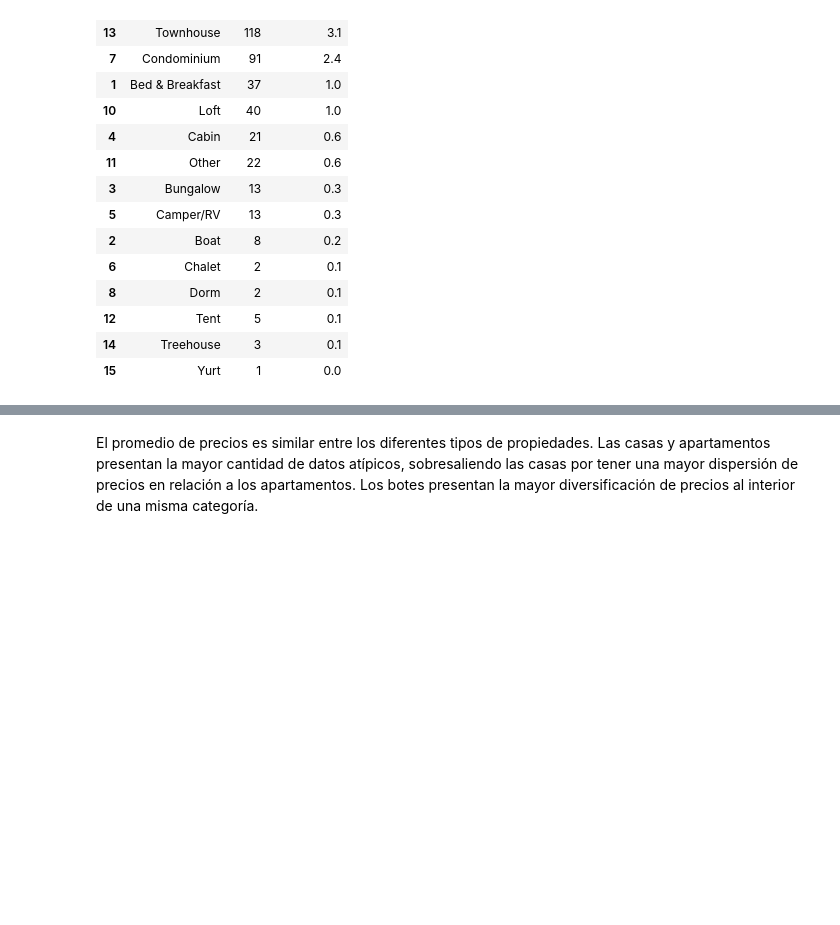
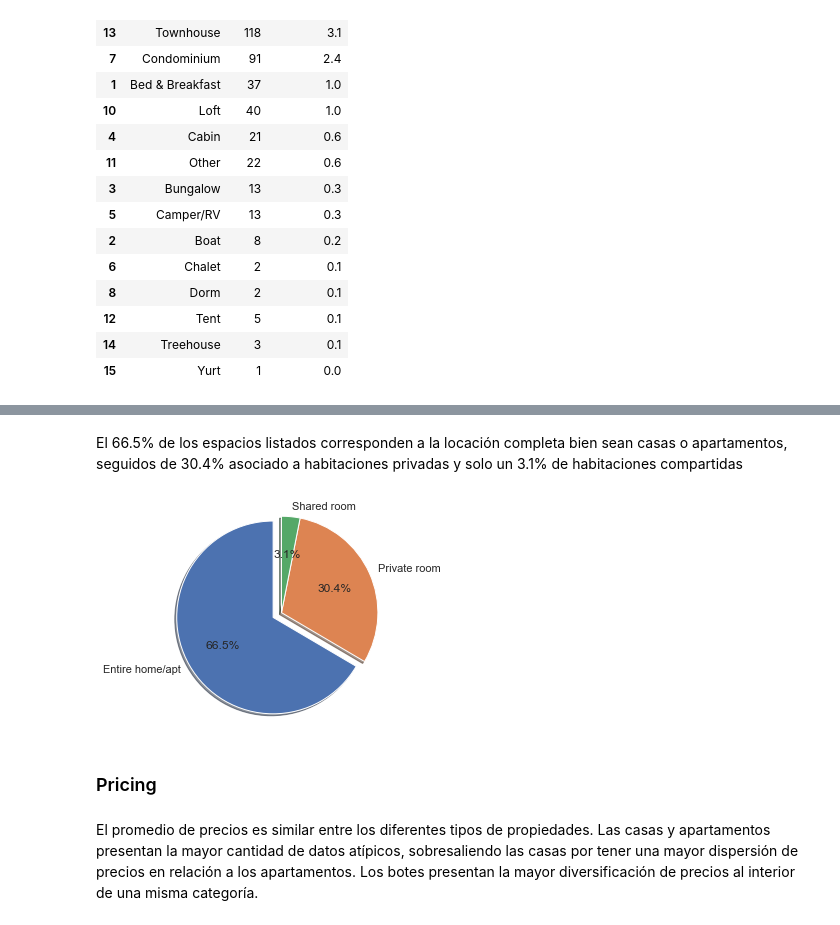
Before and after one commit to anmarphy/Airbnb-Deep-Learning-Pricing-Model, a Jupyter notebook: Part_I.ipynb, the cells around one changed output, grey strips where cells are left out. Cells and saved outputs as stored; diff of their text form; code cells hidden in the pictures; blank space fills up the shorter version.

```diff
--- a/Part_I.ipynb
+++ b/Part_I.ipynb
@@ -122,3 +131,20 @@ pivot1.sort_values('percentage', ascending=False)
+# %% [markdown]
+El 66.5% de los espacios listados corresponden a la locación completa bien sean casas o apartamentos, seguidos de 30.4% asociado a habitaciones privadas y solo un 3.1% de habitaciones compartidas
+# %%
+pivot = listings.pivot_table(index=['room_type'], values=['id'], aggfunc='count', margins=False)
+pivot1=pivot.reset_index()
+pivot1['percentage']= np.round(100* (pivot1['id']/pivot1['id'].sum()),1)
+explode = (0.1, 0,0)
+fig1, ax1 = plt.subplots()
+ax1.pie(pivot1['percentage'], explode=explode, labels=pivot1['room_type'], autopct='%1.1f%%',
+        shadow=True, startangle=90)
+ax1.axis('equal')  # Equal aspect ratio ensures that pie is drawn as a circle.
+
+plt.show()
+# %% [output]
+[figure, added]
+# %% [markdown]
+### Pricing
 # %% [markdown]
 El promedio de precios es similar entre los diferentes tipos de propiedades. Las casas y apartamentos presentan la mayor cantidad de datos atípicos, sobresaliendo las casas por tener una mayor dispersión de precios en relación a los apartamentos. Los botes presentan la mayor diversificación de precios al interior de una misma categoría.
 # %%
```
Also changed, not shown: parts of 5 cells of this notebook.
